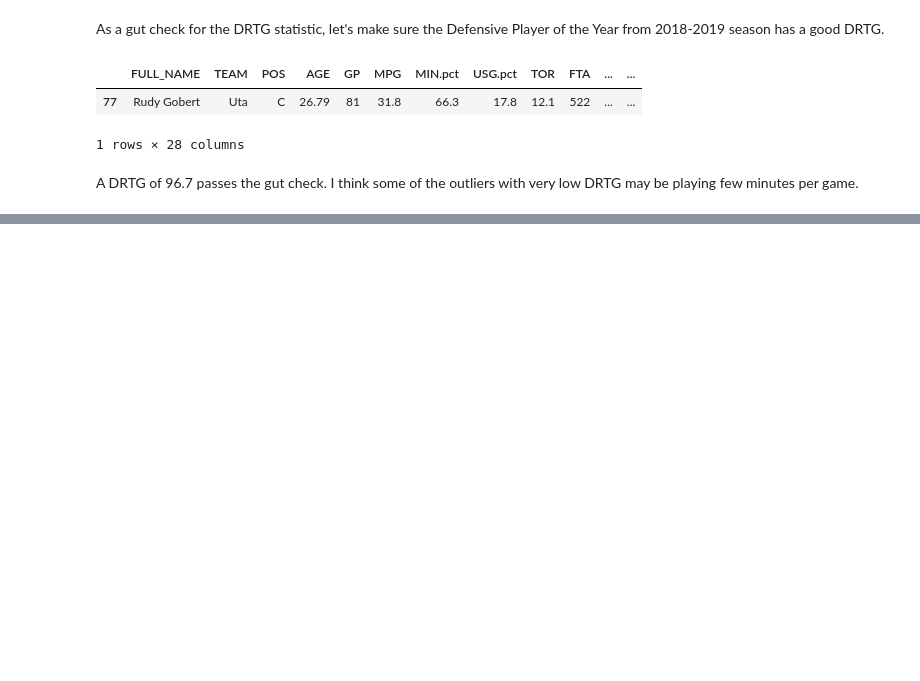
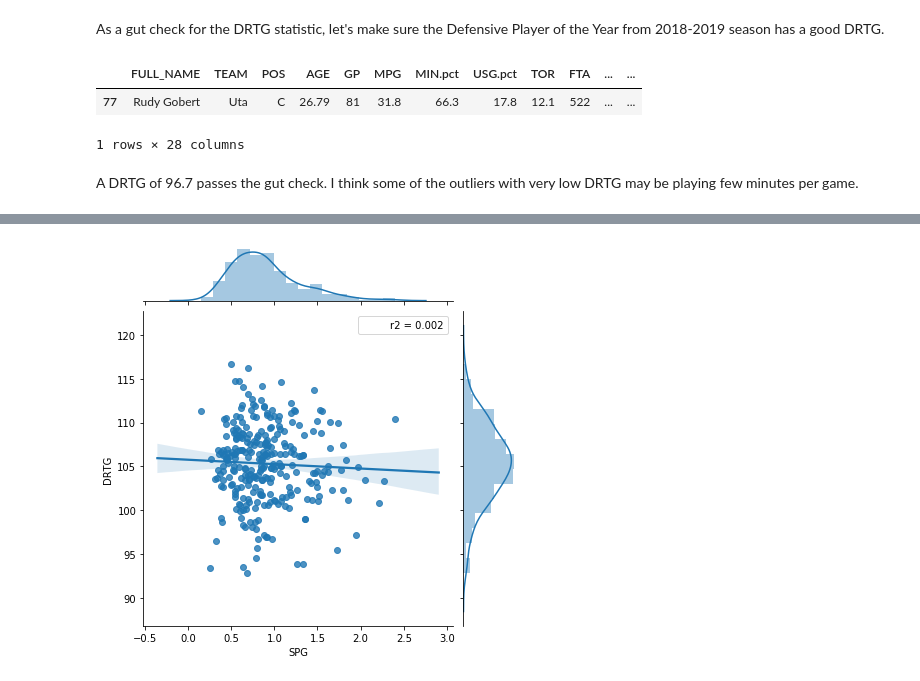
Before and after one commit to ryland-mortlock/final-project, a Jupyter notebook: final-project.ipynb, the cells around one changed output, grey strips where cells are left out. Saved outputs shown, nothing was run; the diff lists cells and outputs as text; code cells hidden in the pictures; blank space fills up the shorter version.

```diff
--- a/final-project.ipynb
+++ b/final-project.ipynb
@@ -110,0 +112,4 @@ nba_df.plot(x = "MPG", y = "DRTG", style = 'o')
+# %%
+nba_df_sub = nba_df[nba_df.MPG > 20]
+sub_pct = round( nba_df_sub.shape[0] / nba_df.shape[0] * 100, 2)
+f"Retaining {nba_df_sub.shape[0]} players or {sub_pct}% of players."
@@ -110,0 +123,9 @@ nba_df.plot(x = "MPG", y = "DRTG", style = 'o')
+# %%
+import seaborn as sns
+from scipy import stats
+def r2(x, y):
+    return stats.pearsonr(x, y)[0] ** 2
+# %%
+sns.jointplot(x=nba_df_sub.SPG, y=nba_df_sub.DRTG, kind = "reg", stat_func=r2);
+# %% [output]
+[figure, added]
```
Also changed, not shown: parts of 24 cells of this notebook, 2 other files.
